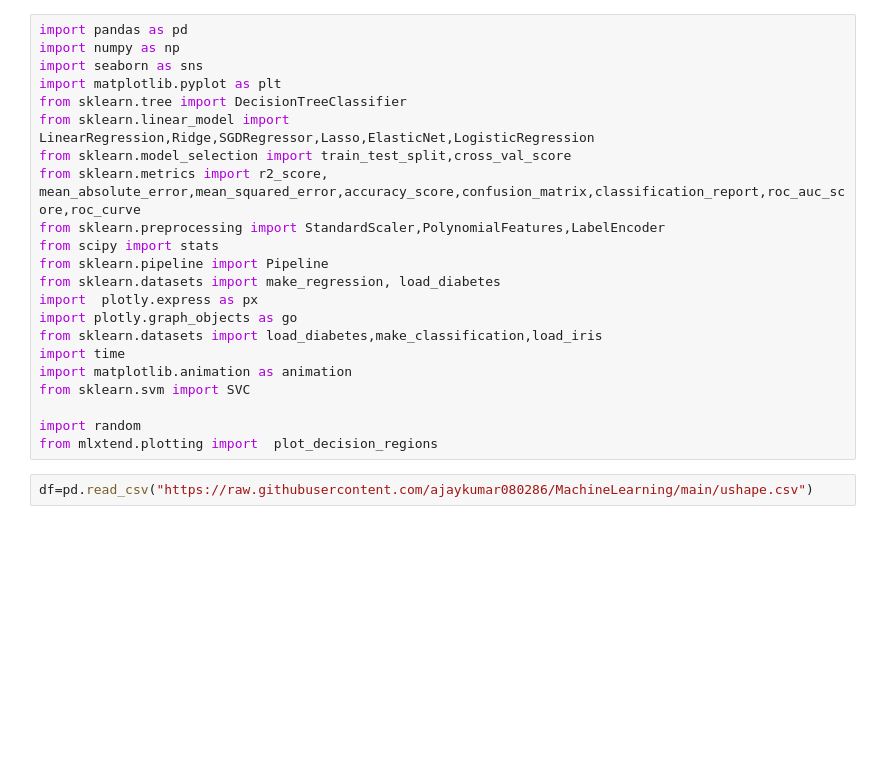
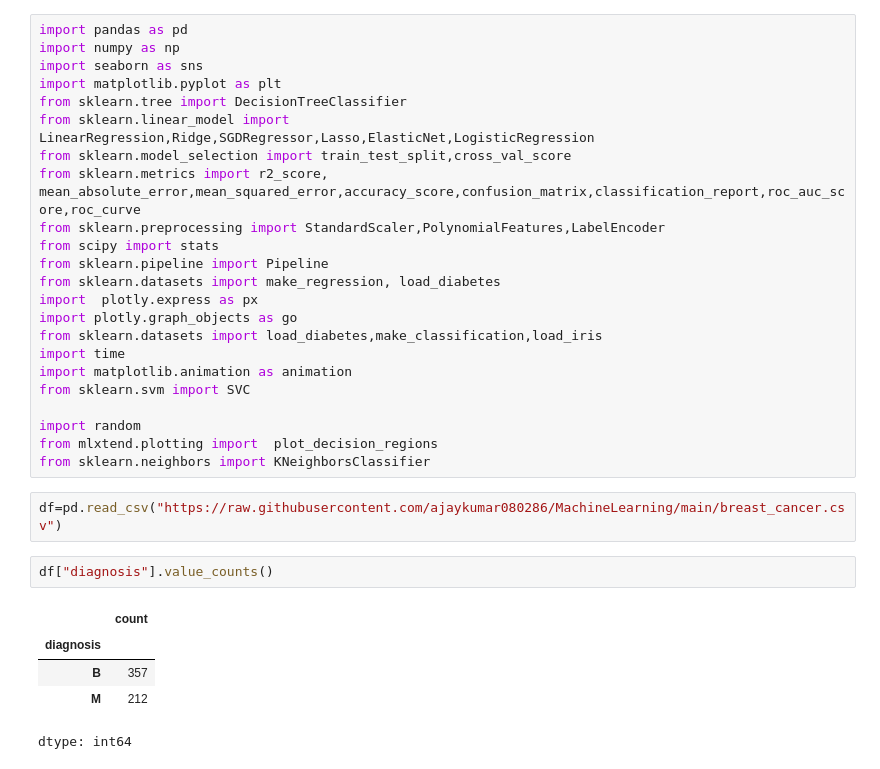
Before and after one commit to ajaykumar080286/MachineLearning, a Jupyter notebook: 35_Poly_logictic.ipynb, the cells around one changed output. Saved outputs shown, nothing was run; the diff lists cells and outputs as text; blank space fills up the shorter version.

```diff
--- a/35_Poly_logictic.ipynb
+++ b/35_Poly_logictic.ipynb
@@ -22,5 +22,14 @@ from sklearn.svm import SVC
 
 import random
 from mlxtend.plotting import  plot_decision_regions
+from sklearn.neighbors import KNeighborsClassifier
 # %%
-df=pd.read_csv("https://raw.githubusercontent.com/ajaykumar080286/MachineLearning/main/ushape.csv")
+df=pd.read_csv("https://raw.githubusercontent.com/ajaykumar080286/MachineLearning/main/breast_cancer.csv")
+# %%
+df["diagnosis"].value_counts()
+# %% [output]
+|  | count |
+| diagnosis |  |
+| B | 357 |
+| M | 212 |
+dtype: int64
```
Also changed, not shown: parts of 25 cells of this notebook.
